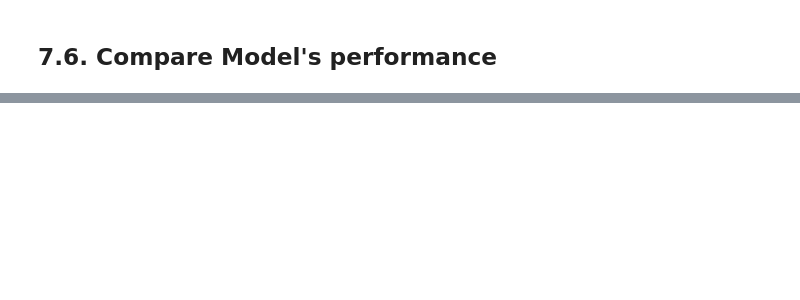
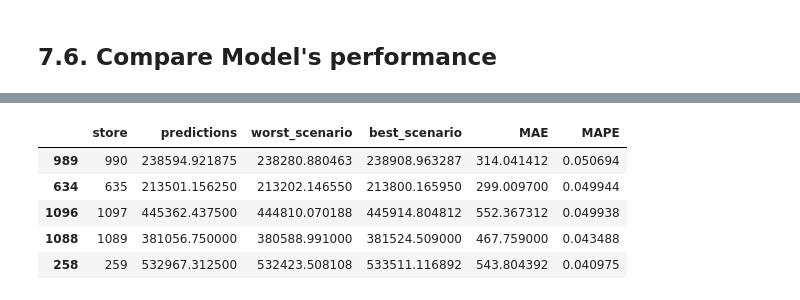
Before and after one commit to Davipaulo9/Sales-Prediction-Pharmacy-Rossmann, a Jupyter notebook: m07_v01_store_sales_prediction.ipynb, the cells around one changed output, grey strips where cells are left out. Saved outputs shown, nothing was run; the diff lists cells and outputs as text; code cells hidden in the pictures; blank space fills up the shorter version.

```diff
--- a/m07_v01_store_sales_prediction.ipynb
+++ b/m07_v01_store_sales_prediction.ipynb
@@ -1420,0 +1576,9 @@ f
+# %%
+df92.sort_values( 'MAPE', ascending=False).tail()
+# %% [output]
+|  | store | predictions | worst_scenario | best_scenario | MAE | MAPE |
+| 989 | 990 | 238594.921875 | 238280.880463 | 238908.963287 | 314.041412 | 0.050694 |
+| 634 | 635 | 213501.156250 | 213202.146550 | 213800.165950 | 299.009700 | 0.049944 |
+| 1096 | 1097 | 445362.437500 | 444810.070188 | 445914.804812 | 552.367312 | 0.049938 |
+| 1088 | 1089 | 381056.750000 | 380588.991000 | 381524.509000 | 467.759000 | 0.043488 |
+| 258 | 259 | 532967.312500 | 532423.508108 | 533511.116892 | 543.804392 | 0.040975 |
```
Also changed, not shown: parts of 51 cells of this notebook.
